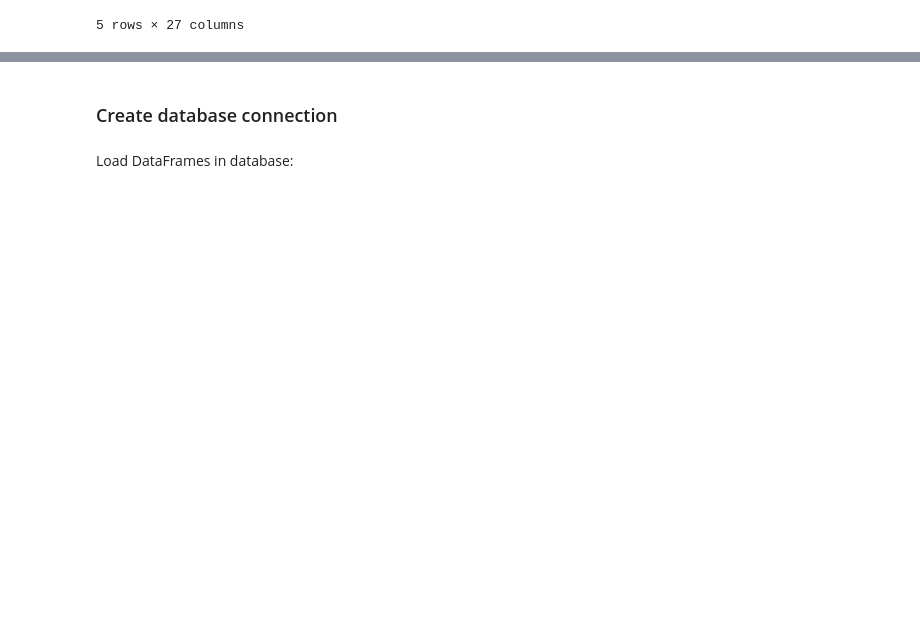
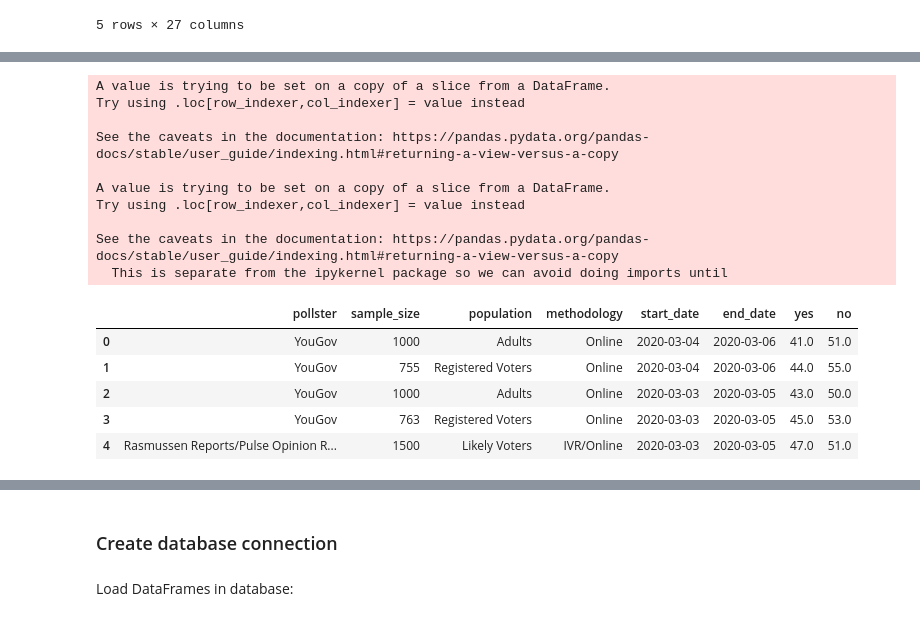
Before and after one commit to rose-gonoud/ETLproject, a Jupyter notebook: ETL_data_cleaning.ipynb, the cells around one changed output, grey strips where cells are left out. Drawn from its saved outputs; the diff is of its cells as text; code cells hidden in the pictures; blank space fills up the shorter version.

```diff
--- a/ETL_data_cleaning.ipynb
+++ b/ETL_data_cleaning.ipynb
@@ -66,0 +148,22 @@ array(['YouGov', 'Rasmussen Reports/Pulse Opinion Research',
+# %%
+# Convert start date and end date into datetime objects
+_538_trimmed["start_date"] = pd.to_datetime(_538_trimmed["start_date"])
+_538_trimmed["end_date"] = pd.to_datetime(_538_trimmed["end_date"])
+_538_trimmed.head()
+# %% [output]
+A value is trying to be set on a copy of a slice from a DataFrame.
+Try using .loc[row_indexer,col_indexer] = value instead
+
+See the caveats in the documentation: https://pandas.pydata.org/pandas-docs/stable/user_guide/indexing.html#returning-a-view-versus-a-copy
+
+A value is trying to be set on a copy of a slice from a DataFrame.
+Try using .loc[row_indexer,col_indexer] = value instead
+
+See the caveats in the documentation: https://pandas.pydata.org/pandas-docs/stable/user_guide/indexing.html#returning-a-view-versus-a-copy
+  This is separate from the ipykernel package so we can avoid doing imports until
+|  | pollster | sample_size | population | methodology | start_date | end_date | yes | no |
+| 0 | YouGov | 1000 | Adults | Online | 2020-03-04 | 2020-03-06 | 41.0 | 51.0 |
+| 1 | YouGov | 755 | Registered Voters | Online | 2020-03-04 | 2020-03-06 | 44.0 | 55.0 |
+| 2 | YouGov | 1000 | Adults | Online | 2020-03-03 | 2020-03-05 | 43.0 | 50.0 |
+| 3 | YouGov | 763 | Registered Voters | Online | 2020-03-03 | 2020-03-05 | 45.0 | 53.0 |
+| 4 | Rasmussen Reports/Pulse Opinion R... | 1500 | Likely Voters | IVR/Online | 2020-03-03 | 2020-03-05 | 47.0 | 51.0 |
```
Also changed, not shown: parts of 15 cells of this notebook.
